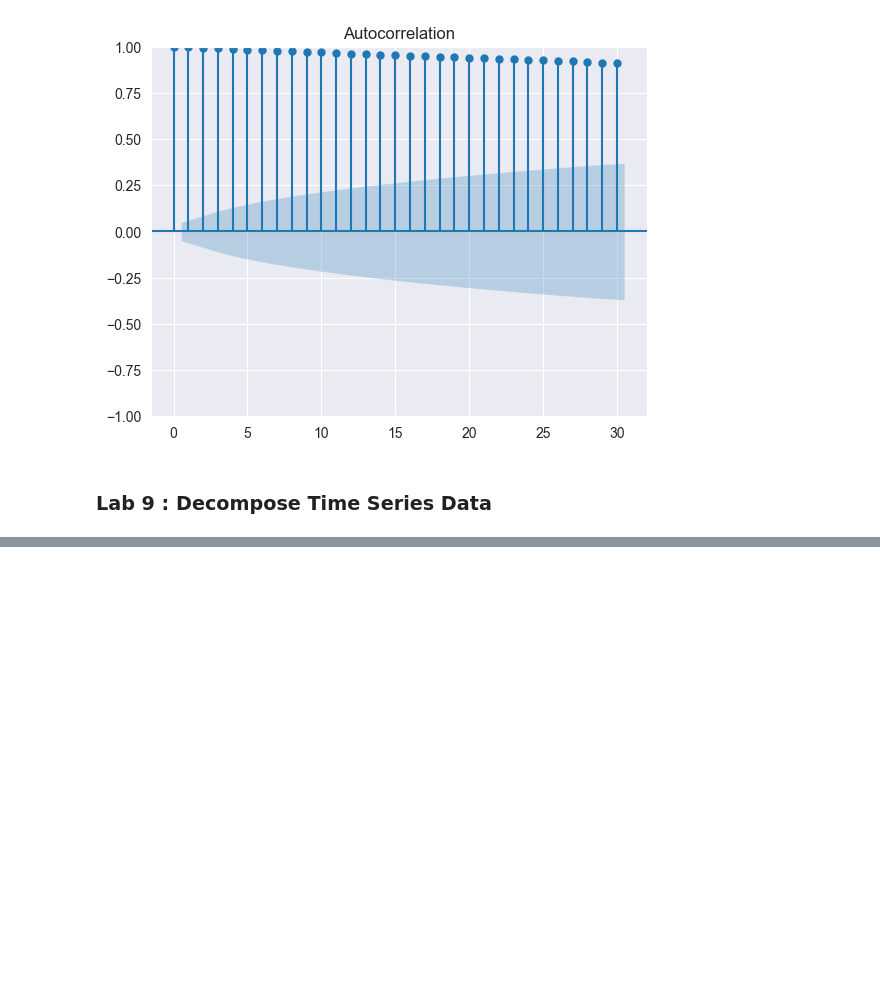
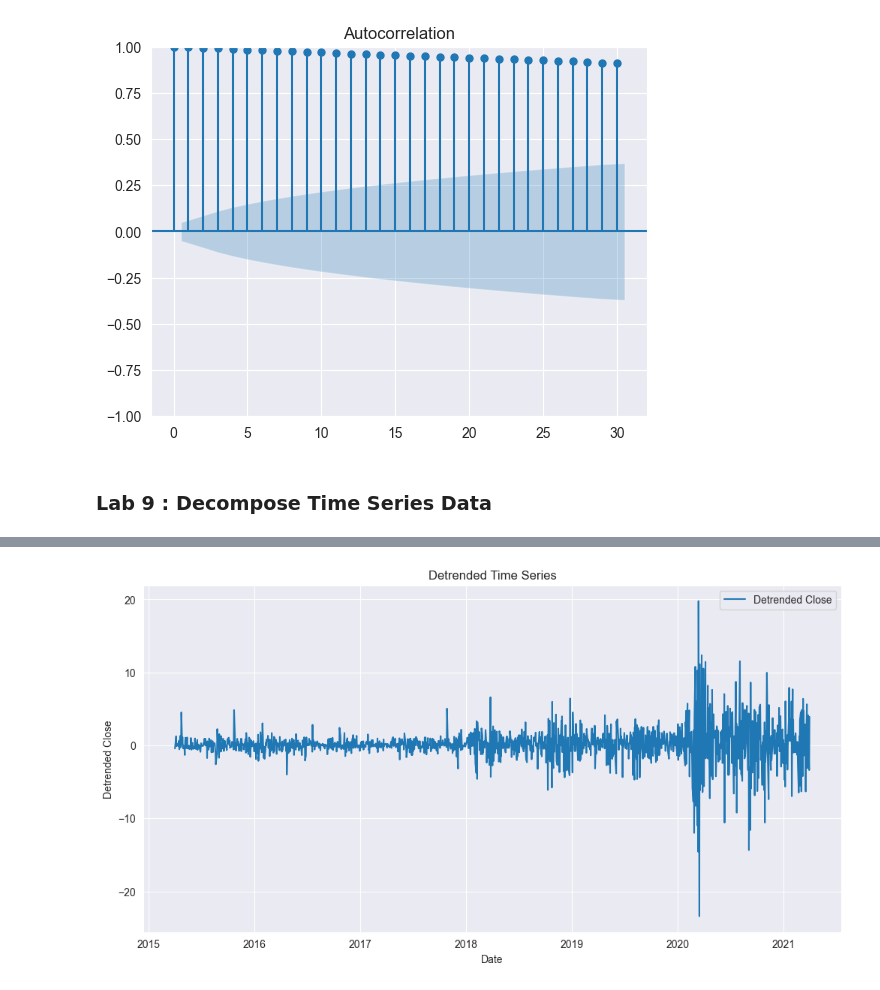
Before and after one commit to Surya-0/Sem_7_CodeXP, a Jupyter notebook: Timeseries_Exp/Lab_Exp/Lab_eval_prep.ipynb, the cells around one changed output, grey strips where cells are left out. Saved outputs shown, nothing was run; the diff lists cells and outputs as text; code cells hidden in the pictures; blank space fills up the shorter version.

```diff
--- a/Timeseries_Exp/Lab_Exp/Lab_eval_prep.ipynb
+++ b/Timeseries_Exp/Lab_Exp/Lab_eval_prep.ipynb
@@ -455,0 +485,12 @@ plt.show()
+# %%
+df['Detrended_Close'] = df['Close'].diff()
+# %%
+plt.figure(figsize=(12, 6))
+plt.plot(df['Detrended_Close'], label='Detrended Close')
+plt.title('Detrended Time Series')
+plt.xlabel('Date')
+plt.ylabel('Detrended Close')
+plt.legend()
+plt.show()
+# %% [output]
+[figure, added]
```
Also changed, not shown: parts of 44 cells of this notebook.
